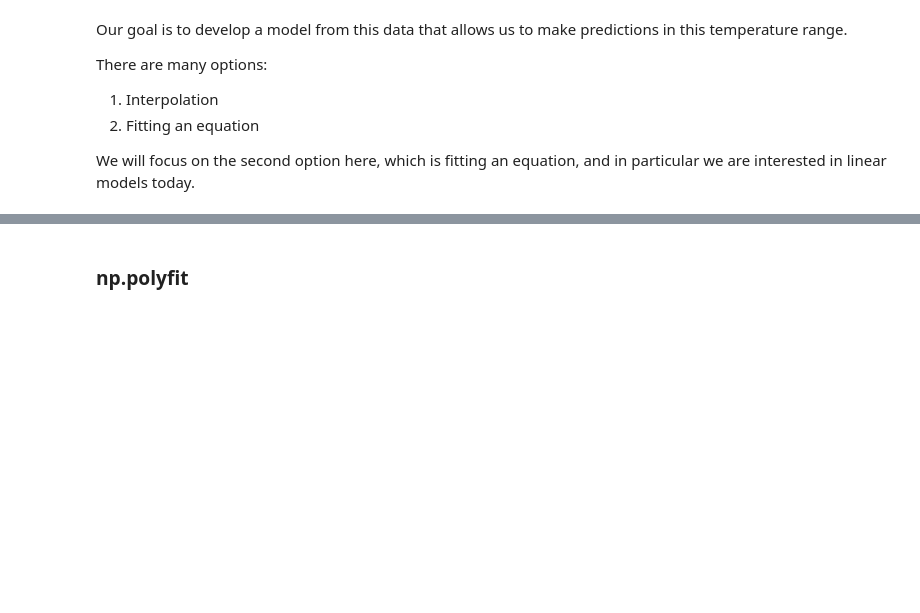
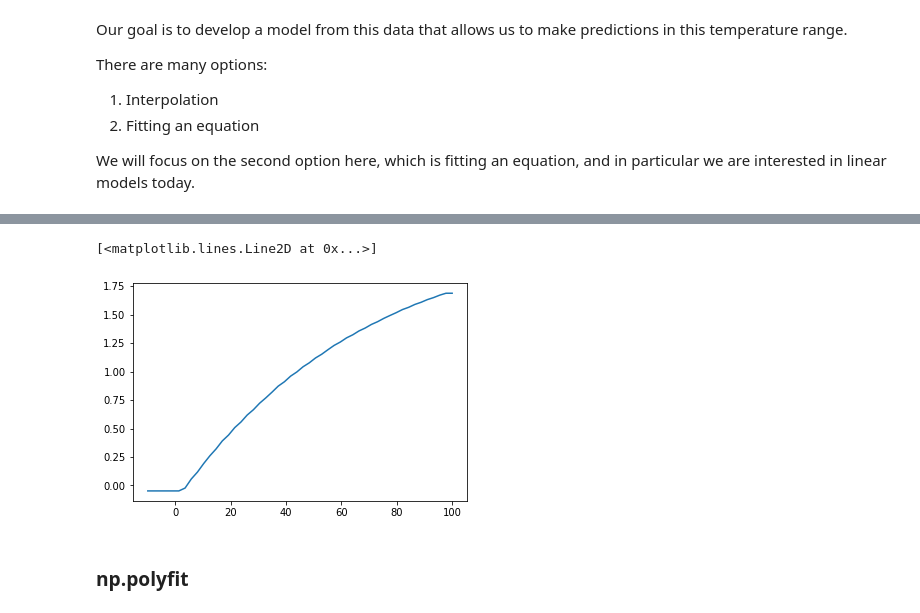
Before and after one commit to Steel-Bank-codespaces/s23-06681, a Jupyter notebook: lectures/05-linear-regression/linear-regression.ipynb, the cells around one changed output, grey strips where cells are left out. Drawn from its saved outputs; the diff is of its cells as text; code cells hidden in the pictures; blank space fills up the shorter version.

```diff
--- a/lectures/05-linear-regression/linear-regression.ipynb
+++ b/lectures/05-linear-regression/linear-regression.ipynb
@@ -51,3 +73,8 @@ We will focus on the second option here, which is fitting an equation, and in pa
+# %%
+plt.plot(tfit, np.gradient(f(tfit), tfit))
+# %% [output]
+[<matplotlib.lines.Line2D at 0x...>]
+[figure, added]
 # %% [markdown]
 ### np.polyfit
 # %% [markdown]
```
Also changed, not shown: parts of 27 cells of this notebook.
